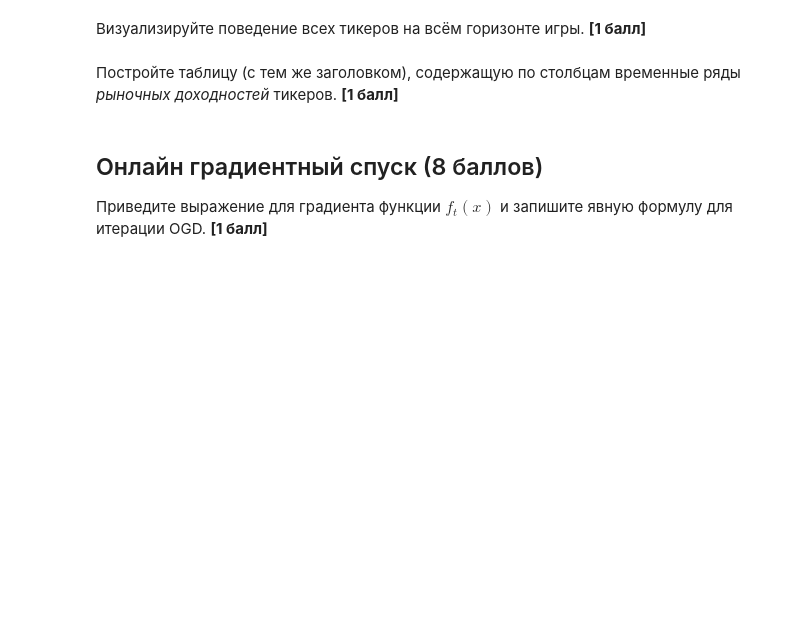
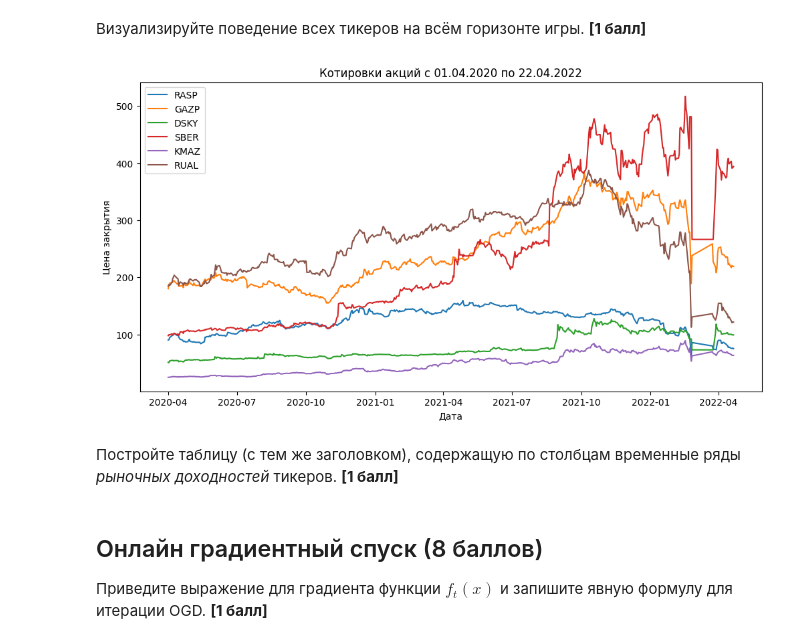
Before and after one commit to DeoEsor/Decision-Making-Theory, a Jupyter notebook: notebooks/hw2.ipynb, the cells around one changed output. Drawn from its saved outputs; the diff is of its cells as text; code cells hidden in the pictures; blank space fills up the shorter version.

```diff
--- a/notebooks/hw2.ipynb
+++ b/notebooks/hw2.ipynb
@@ -63,0 +82,17 @@ from numpy.typing import ArrayLike
+# %%
+import yfinance as yf
+
+# Тикеры акций
+tickers = ['RASP.ME', 'GAZP.ME', 'DSKY.ME', 'SBER.ME', 'KMAZ.ME', 'RUAL.ME']
+
+# Загрузка данных
+start_date = '2020-04-01'
+end_date = '2022-04-22'
+data = yf.download(tickers, start=start_date, end=end_date, interval='1d')
+
+# Извлечение цен закрытия и преобразование в DataFrame
+prices_df = data['Close']
+prices_df.columns = ['RASP', 'GAZP', 'DSKY', 'SBER', 'KMAZ', 'RUAL']
+
+# Вывод данных
+print(prices_df)
@@ -65,6 +118,26 @@ from numpy.typing import ArrayLike
 Визуализируйте поведение всех тикеров на всём горизонте игры. **[1 балл]**
 # %%
 # красивая визуализация на графике с подписями и адекватным масштабом
+# %%
+import matplotlib.pyplot as plt
+
+# Настраиваем размер графика
+plt.figure(figsize=(12, 6))
+
+# Построение графика для каждого тикера
+for ticker in prices_df.columns:
+    plt.plot(prices_df.index, prices_df[ticker], label=ticker)
+
+# Добавляем заголовок, подписи осей и легенду
+plt.title('Котировки акций с 01.04.2020 по 22.04.2022')
+plt.xlabel('Дата')
+plt.ylabel('Цена закрытия')
+plt.legend()
+
+# Отображаем график
+plt.show()
+# %% [output]
+[figure, added]
 # %% [markdown]
 Постройте таблицу (с тем же заголовком), содержащую по столбцам временные ряды *рыночных доходностей* тикеров. **[1 балл]**
 # %%
```
Also changed, not shown: parts of 3 cells of this notebook.
